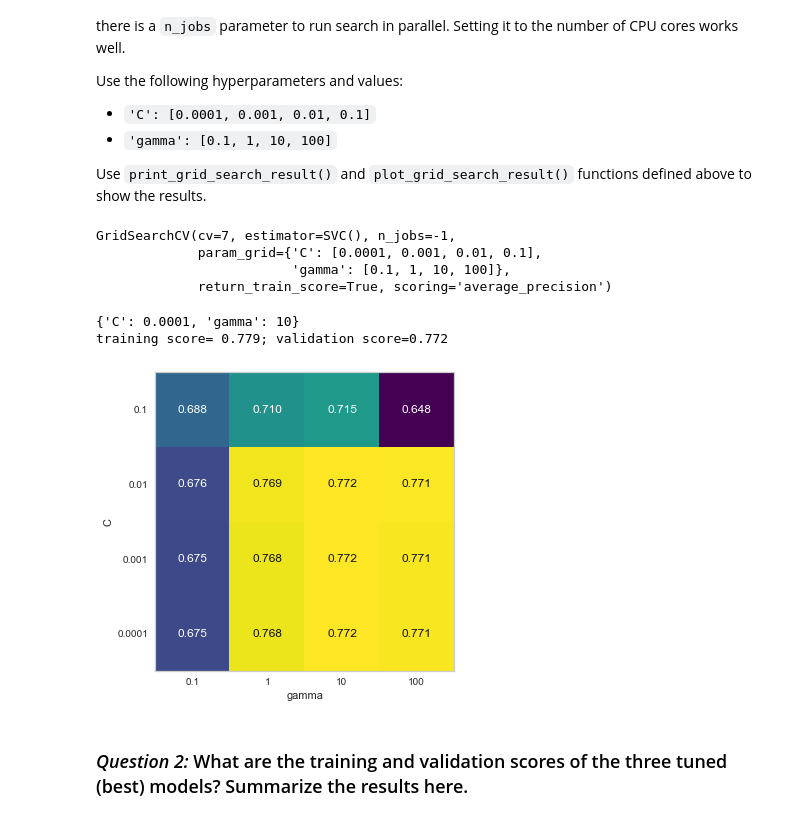
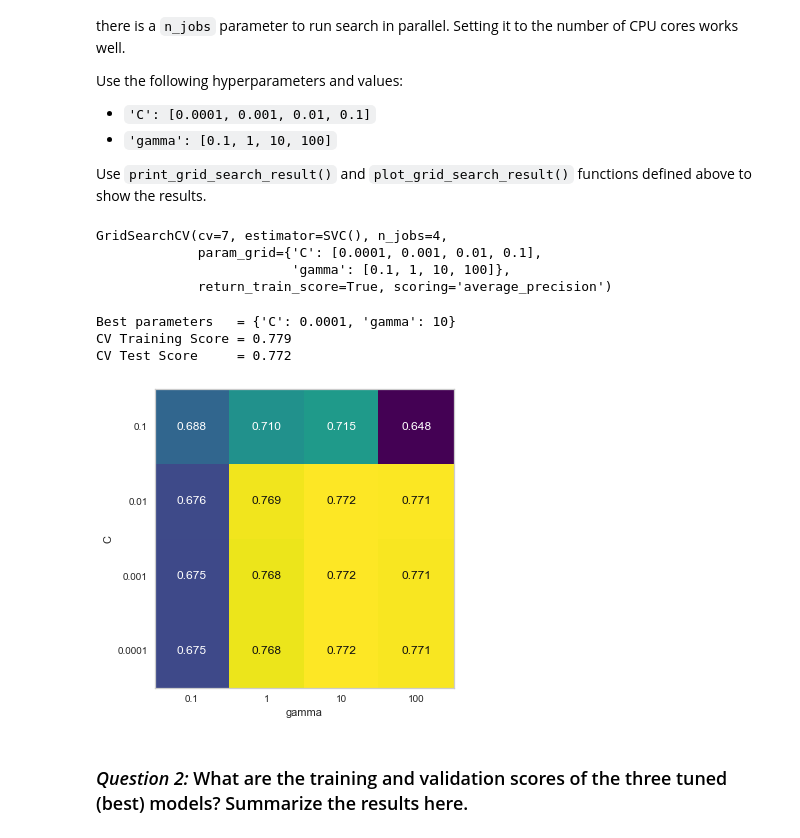
Before and after one commit to meng-ucalgary/ensf-611-assignment-3, a Jupyter notebook: lab3.ipynb, the cells around one changed output. Cells and saved outputs as stored; diff of their text form; code cells hidden in the pictures.

Commit message:
hyperparameter tuning for svc

```diff
--- a/lab3.ipynb
+++ b/lab3.ipynb
@@ -354,19 +352,33 @@ Use `print_grid_search_result()` and `plot_grid_search_result()` functions defin
+# %%
+# create the parameter grid
+param_grid_svc = {
+    'C': [0.0001, 0.001, 0.01, 0.1],
+    'gamma': [0.1, 1, 10, 100]
+}
+
+# setup the grid search
+grid_svc = GridSearchCV(SVC(), param_grid_svc,
+                        n_jobs=4, cv=7, scoring='average_precision', return_train_score=True)
 # %%
-# TODO: perform the grid search by calling fit()
+# perform the grid search
+grid_svc.fit(X_train, y_train)
 # %% [output]
-GridSearchCV(cv=7, estimator=SVC(), n_jobs=-1,
+GridSearchCV(cv=7, estimator=SVC(), n_jobs=4,
              param_grid={'C': [0.0001, 0.001, 0.01, 0.1],
                          'gamma': [0.1, 1, 10, 100]},
              return_train_score=True, scoring='average_precision')
 # %%
-# TODO: call print_grid_search_result() to print the results
+# print the grid search results
+print_grid_search_result(grid_svc)
 # %% [output]
-{'C': 0.0001, 'gamma': 10}
-training score= 0.779; validation score=0.772
+Best parameters   = {'C': 0.0001, 'gamma': 10}
+CV Training Score = 0.779
+CV Test Score     = 0.772
 # %%
-# TODO: call plot_grid_search_results() to plot validation metrics for all hyperparameter combinations
+# plot validation metrics for all hyperparameter combinations
+plot_grid_search_results(grid_svc);
 # %% [output]
-[figure, old version]
+[figure, new version]
 # %% [markdown]
 ### *Question 2:* What are the training and validation scores of the three tuned (best) models? Summarize the results here.
 # %% [markdown]
```
Also changed, not shown: parts of 1 cell of this notebook.
